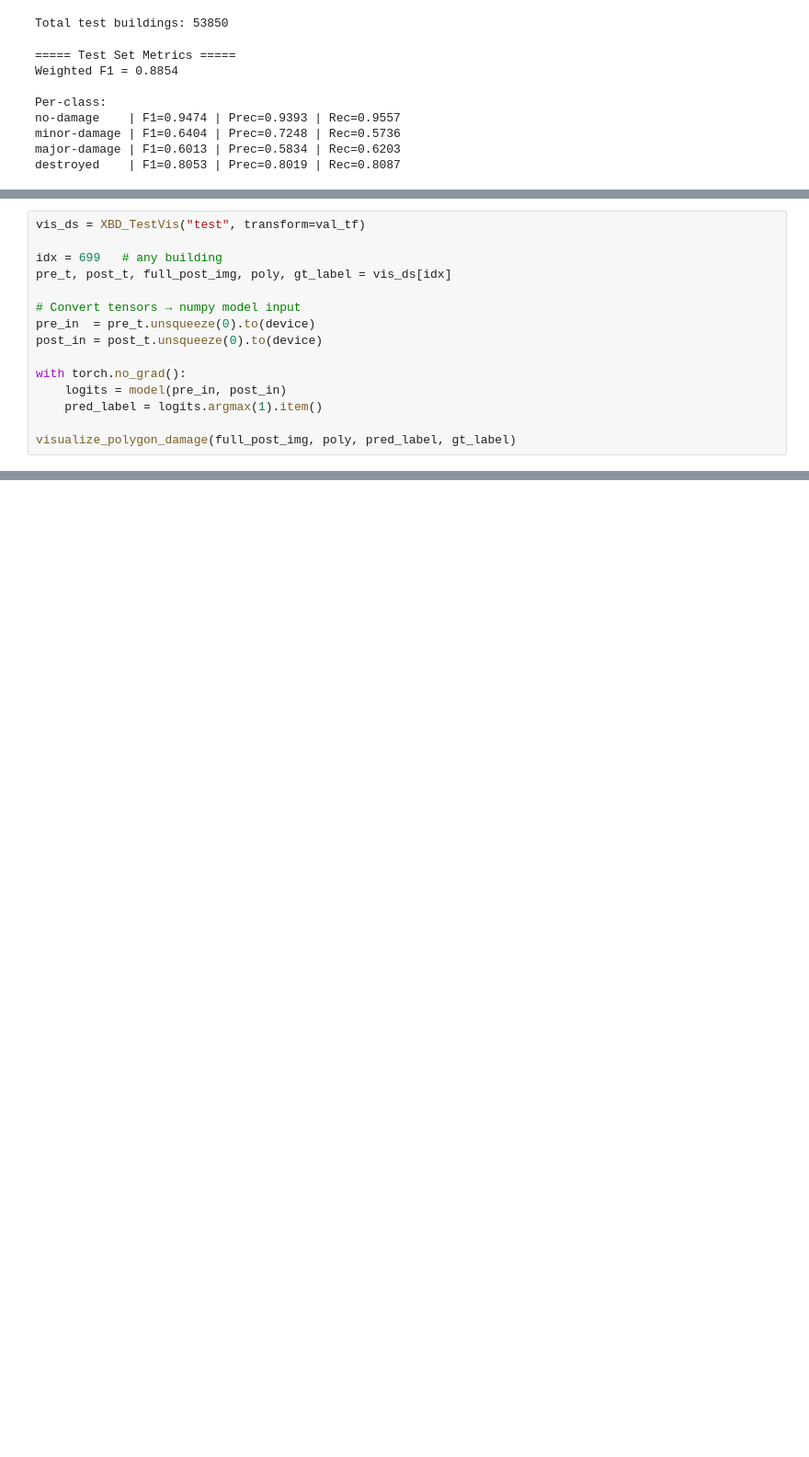
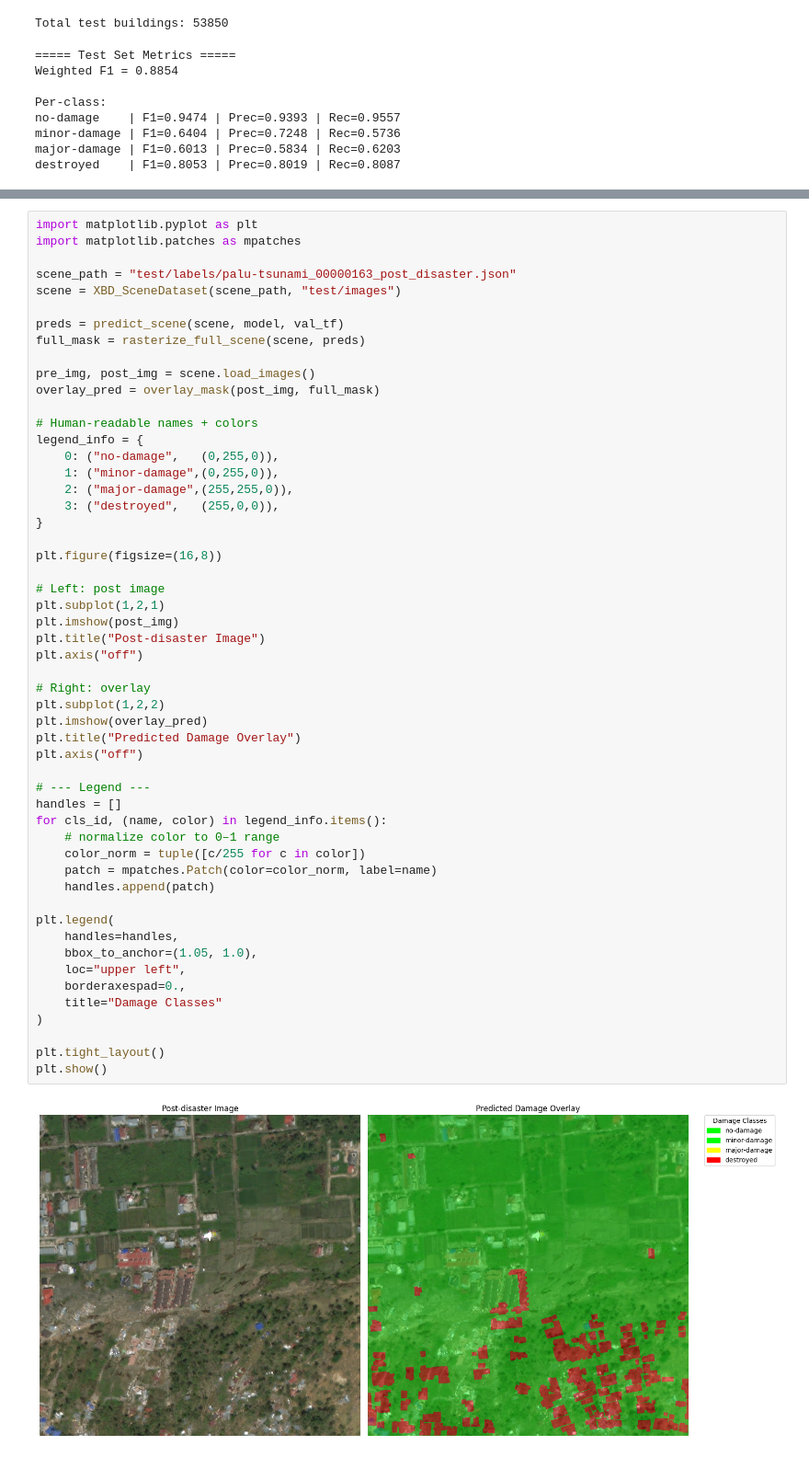
Before and after one commit to Ynehra24/DLPROJ, a Jupyter notebook: segmentation.ipynb, the cells around one changed output, grey strips where cells are left out. Shown at 92% size. Saved outputs shown, nothing was run; the diff lists cells and outputs as text; blank space fills up the shorter version.

Commit message:
added predicted damage overlay visualizations

```diff
--- a/segmentation.ipynb
+++ b/segmentation.ipynb
@@ -714,15 +585,0 @@ def visualize_polygon_damage(full_img, poly, pred_cls, gt_cls=None):
-# %%
-vis_ds = XBD_TestVis("test", transform=val_tf)
-
-idx = 699   # any building
-pre_t, post_t, full_post_img, poly, gt_label = vis_ds[idx]
-
-# Convert tensors → numpy model input
-pre_in  = pre_t.unsqueeze(0).to(device)
-post_in = post_t.unsqueeze(0).to(device)
-
-with torch.no_grad():
-    logits = model(pre_in, post_in)
-    pred_label = logits.argmax(1).item()
-
-visualize_polygon_damage(full_post_img, poly, pred_label, gt_label)
@@ -730,0 +686,55 @@ visualize_polygon_damage(full_post_img, poly, pred_label, gt_label)
+# %%
+import matplotlib.pyplot as plt
+import matplotlib.patches as mpatches
+
+scene_path = "test/labels/palu-tsunami_00000163_post_disaster.json"
+scene = XBD_SceneDataset(scene_path, "test/images")
+
+preds = predict_scene(scene, model, val_tf)
+full_mask = rasterize_full_scene(scene, preds)
+
+pre_img, post_img = scene.load_images()
+overlay_pred = overlay_mask(post_img, full_mask)
+
+# Human-readable names + colors
+legend_info = {
+    0: ("no-damage",   (0,255,0)),
+    1: ("minor-damage",(0,255,0)),
+    2: ("major-damage",(255,255,0)),
+    3: ("destroyed",   (255,0,0)),
+}
+
+plt.figure(figsize=(16,8))
+
+# Left: post image
+plt.subplot(1,2,1)
+plt.imshow(post_img)
+plt.title("Post-disaster Image")
+plt.axis("off")
+
+# Right: overlay
+plt.subplot(1,2,2)
+plt.imshow(overlay_pred)
+plt.title("Predicted Damage Overlay")
+plt.axis("off")
+
+# --- Legend ---
+handles = []
+for cls_id, (name, color) in legend_info.items():
+    # normalize color to 0–1 range
+    color_norm = tuple([c/255 for c in color])
+    patch = mpatches.Patch(color=color_norm, label=name)
+    handles.append(patch)
+
+plt.legend(
+    handles=handles,
+    bbox_to_anchor=(1.05, 1.0),
+    loc="upper left",
+    borderaxespad=0.,
+    title="Damage Classes"
+)
+
+plt.tight_layout()
+plt.show()
+# %% [output]
+[figure, added]
```
Also changed, not shown: parts of 8 cells of this notebook.
